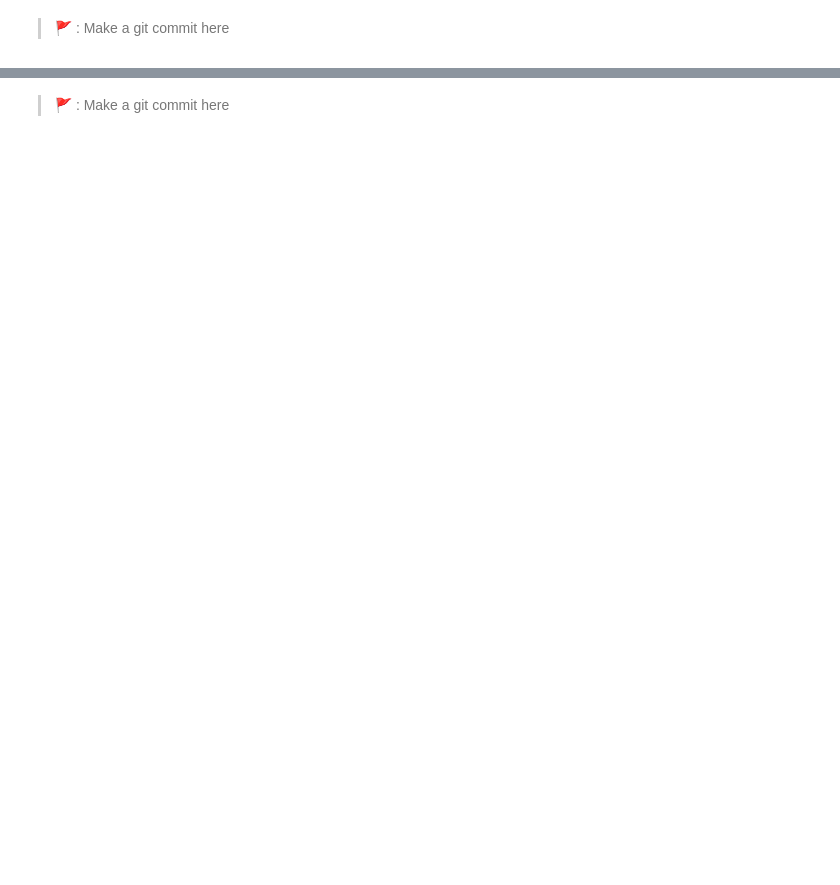
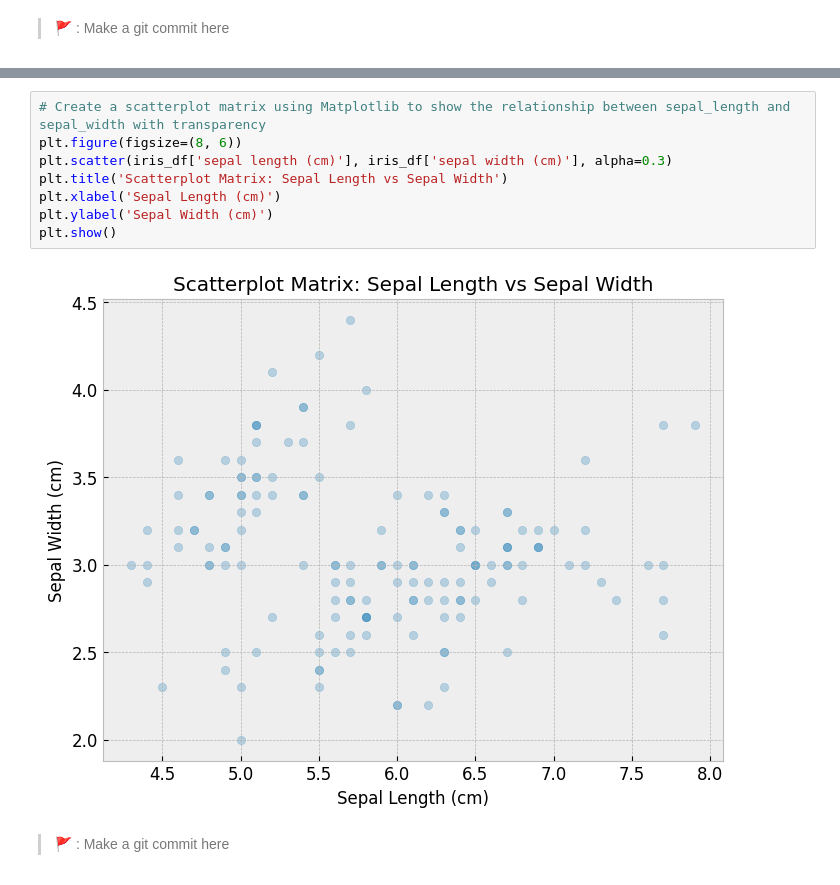
Before and after one commit to IT4063-Spring2025/visualization-assignment-adibML007, a Jupyter notebook: visualization-notebook.ipynb, the cells around one changed output, grey strips where cells are left out. Drawn from its saved outputs; the diff is of its cells as text; blank space fills up the shorter version.

```diff
--- a/visualization-notebook.ipynb
+++ b/visualization-notebook.ipynb
@@ -238,6 +244,16 @@ some of dots you see on the charts are overlapping. Let's try to make the dots m
   <summary>You should get something like this</summary>
   <img alt="Iris Dataset Scatterplot" src="https://github.com/IT4063C/images/raw/main/visualization-assignment/sepal-length-vs-width-2.png" />
 </details>
+# %%
+# Create a scatterplot matrix using Matplotlib to show the relationship between sepal_length and sepal_width with transparency
+plt.figure(figsize=(8, 6))
+plt.scatter(iris_df['sepal length (cm)'], iris_df['sepal width (cm)'], alpha=0.3)
+plt.title('Scatterplot Matrix: Sepal Length vs Sepal Width')
+plt.xlabel('Sepal Length (cm)')
+plt.ylabel('Sepal Width (cm)')
+plt.show()
+# %% [output]
+[figure, added]
 # %% [markdown]
 > 🚩 : Make a git commit here
 # %% [markdown]
```
Also changed, not shown: parts of 2 cells of this notebook.
